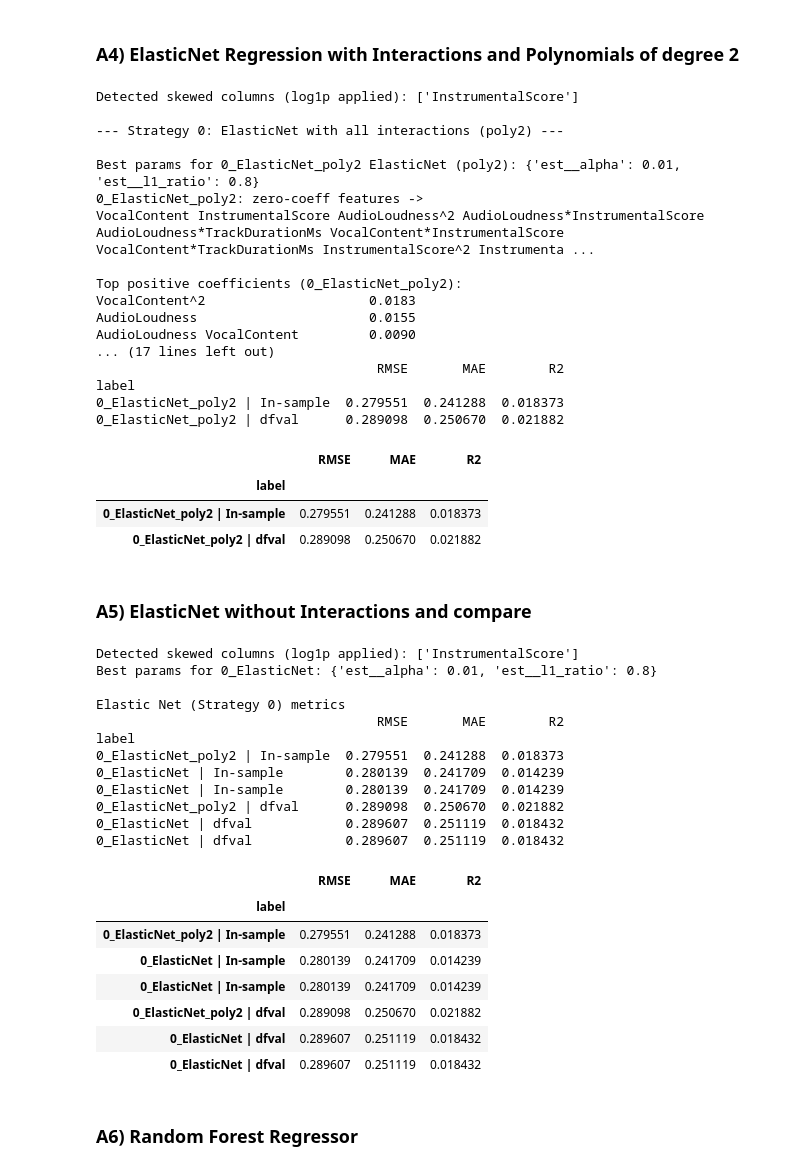
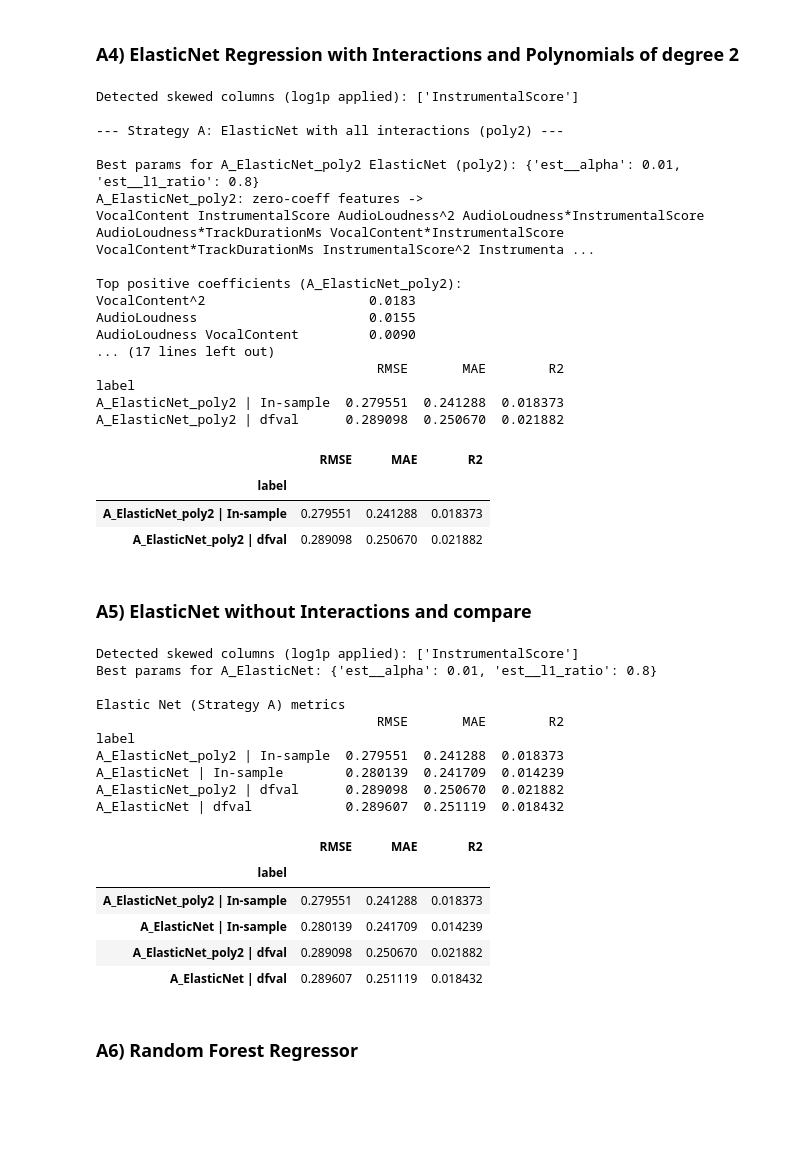
Before and after one commit to HindyUCL/deliverable2-analyticsedge-mit, a Jupyter notebook: run_2.ipynb, the cells around one changed output. Cells and saved outputs as stored; diff of their text form; code cells hidden in the pictures; blank space fills up the shorter version.

```diff
--- a/run_2.ipynb
+++ b/run_2.ipynb
@@ -697,44 +697,44 @@ print("Detected skewed columns (log1p applied):", SKEWED_COLS)
 X_0_train_tf = apply_log1p(X_0_train, SKEWED_COLS)
 X_0_val_tf   = apply_log1p(X_0_val, SKEWED_COLS)
 
-print("\n--- Strategy 0: ElasticNet with all interactions (poly2) ---")
+print("\n--- Strategy A: ElasticNet with all interactions (poly2) ---")
 elastic0, coef0_e, pred_tr0_e, pred0_e = elasticnet_with_interactions(
-    X_0_train_tf, y_0_train, X_0_val_tf, candidate_feats, "0_ElasticNet_poly2"
+    X_0_train_tf, y_0_train, X_0_val_tf, candidate_feats, "A_ElasticNet_poly2"
 )
 
-# Replace any previous 0_ElasticNet_poly2 metrics and store new ones
-RESULTS = [r for r in RESULTS if r.get("label") not in {"0_ElasticNet_poly2 | In-sample", "0_ElasticNet_poly2 | dfval"}]
+# Replace any previous A_ElasticNet_poly2 metrics and store new ones
+RESULTS = [r for r in RESULTS if r.get("label") not in {"A_ElasticNet_poly2 | In-sample", "A_ElasticNet_poly2 | dfval"}]
 RESULTS += [
-    metrics(y_0_train, pred_tr0_e, "0_ElasticNet_poly2 | In-sample"),
-    metrics(y_0_val,   pred0_e,    "0_ElasticNet_poly2 | dfval"),
+    metrics(y_0_train, pred_tr0_e, "A_ElasticNet_poly2 | In-sample"),
+    metrics(y_0_val,   pred0_e,    "A_ElasticNet_poly2 | dfval"),
 ]
-MODEL_STORE["0_ElasticNet_poly2"] = elastic0
-VAL_PRED_STORE["0_ElasticNet_poly2"] = pred0_e
+MODEL_STORE["A_ElasticNet_poly2"] = elastic0
+VAL_PRED_STORE["A_ElasticNet_poly2"] = pred0_e
 
-print_metrics_table([r for r in RESULTS if r["label"].startswith("0_ElasticNet_poly2")],
-                    "Elastic Net (Strategy 0) metrics")
+print_metrics_table([r for r in RESULTS if r["label"].startswith("A_ElasticNet_poly2")],
+                    "Elastic Net (Strategy A) metrics")
 # %% [output]
 Detected skewed columns (log1p applied): ['InstrumentalScore']
 
---- Strategy 0: ElasticNet with all interactions (poly2) ---
+--- Strategy A: ElasticNet with all interactions (poly2) ---
 
-Best params for 0_ElasticNet_poly2 ElasticNet (poly2): {'est__alpha': 0.01, 'est__l1_ratio': 0.8}
-0_ElasticNet_poly2: zero-coeff features ->
+Best params for A_ElasticNet_poly2 ElasticNet (poly2): {'est__alpha': 0.01, 'est__l1_ratio': 0.8}
+A_ElasticNet_poly2: zero-coeff features ->
 VocalContent InstrumentalScore AudioLoudness^2 AudioLoudness*InstrumentalScore AudioLoudness*TrackDurationMs VocalContent*InstrumentalScore VocalContent*TrackDurationMs InstrumentalScore^2 Instrumenta ...
 
-Top positive coefficients (0_ElasticNet_poly2):
+Top positive coefficients (A_ElasticNet_poly2):
 VocalContent^2                     0.0183
 AudioLoudness                      0.0155
 AudioLoudness VocalContent         0.0090
 ... (17 lines left out)
                                     RMSE       MAE        R2
 label
-0_ElasticNet_poly2 | In-sample  0.279551  0.241288  0.018373
-0_ElasticNet_poly2 | dfval      0.289098  0.250670  0.021882
+A_ElasticNet_poly2 | In-sample  0.279551  0.241288  0.018373
+A_ElasticNet_poly2 | dfval      0.289098  0.250670  0.021882
 |  | RMSE | MAE | R2 |
 | label |  |  |  |
-| 0_ElasticNet_poly2 | In-sample | 0.279551 | 0.241288 | 0.018373 |
-| 0_ElasticNet_poly2 | dfval | 0.289098 | 0.250670 | 0.021882 |
+| A_ElasticNet_poly2 | In-sample | 0.279551 | 0.241288 | 0.018373 |
+| A_ElasticNet_poly2 | dfval | 0.289098 | 0.250670 | 0.021882 |
 # %% [markdown]
 ### A5) ElasticNet without Interactions and compare
 # %%
@@ -751,55 +751,51 @@ pipe = Pipeline([
     ("prep", linear_preproc()),
     ("est", ElasticNet(random_state=RANDOM_STATE, max_iter=10000))
 ])
 
 grid = {
     "est__alpha": [0.01, 0.1, 1.0],
     "est__l1_ratio": [0.2, 0.5, 0.8]
 }
 
 gs = cv_grid_search(pipe, grid, X_0_train_tf, y_0_train, splits=5)
 best = gs.best_estimator_
 
 # print best params
-print("Best params for 0_ElasticNet:", gs.best_params_)
+print("Best params for A_ElasticNet:", gs.best_params_)
 
 best.fit(X_0_train_tf, y_0_train)
 pred_tr = best.predict(X_0_train_tf)
 pred_val = best.predict(X_0_val_tf)
 
 RESULTS += [
-    metrics(y_0_train, pred_tr, "0_ElasticNet | In-sample"),
-    metrics(y_0_val,   pred_val, "0_ElasticNet | dfval"),
+    metrics(y_0_train, pred_tr, "A_ElasticNet | In-sample"),
+    metrics(y_0_val,   pred_val, "A_ElasticNet | dfval"),
 ]
-MODEL_STORE["0_ElasticNet"] = best
-VAL_PRED_STORE["0_ElasticNet"] = pred_val
+MODEL_STORE["A_ElasticNet"] = best
+VAL_PRED_STORE["A_ElasticNet"] = pred_val
 
-print_metrics_table([r for r in RESULTS if r["label"].startswith("0_ElasticNet")],
-                    "Elastic Net (Strategy 0) metrics")
+print_metrics_table([r for r in RESULTS if r["label"].startswith("A_ElasticNet")],
+                    "Elastic Net (Strategy A) metrics")
 
 # Optional export:
-# pd.DataFrame({"Energy": best.predict(Xtest[common_feats])}).to_csv("0_ElasticNet_Xtest.csv", index=False)
+# pd.DataFrame({"Energy": best.predict(Xtest[common_feats])}).to_csv("A_ElasticNet_Xtest.csv", index=False)
 # %% [output]
 Detected skewed columns (log1p applied): ['InstrumentalScore']
-Best params for 0_ElasticNet: {'est__alpha': 0.01, 'est__l1_ratio': 0.8}
+Best params for A_ElasticNet: {'est__alpha': 0.01, 'est__l1_ratio': 0.8}
 
-Elastic Net (Strategy 0) metrics
+Elastic Net (Strategy A) metrics
                                     RMSE       MAE        R2
 label
-0_ElasticNet_poly2 | In-sample  0.279551  0.241288  0.018373
-0_ElasticNet | In-sample        0.280139  0.241709  0.014239
-0_ElasticNet | In-sample        0.280139  0.241709  0.014239
-0_ElasticNet_poly2 | dfval      0.289098  0.250670  0.021882
-0_ElasticNet | dfval            0.289607  0.251119  0.018432
-0_ElasticNet | dfval            0.289607  0.251119  0.018432
+A_ElasticNet_poly2 | In-sample  0.279551  0.241288  0.018373
+A_ElasticNet | In-sample        0.280139  0.241709  0.014239
+A_ElasticNet_poly2 | dfval      0.289098  0.250670  0.021882
+A_ElasticNet | dfval            0.289607  0.251119  0.018432
 |  | RMSE | MAE | R2 |
 | label |  |  |  |
-| 0_ElasticNet_poly2 | In-sample | 0.279551 | 0.241288 | 0.018373 |
-| 0_ElasticNet | In-sample | 0.280139 | 0.241709 | 0.014239 |
-| 0_ElasticNet | In-sample | 0.280139 | 0.241709 | 0.014239 |
-| 0_ElasticNet_poly2 | dfval | 0.289098 | 0.250670 | 0.021882 |
-| 0_ElasticNet | dfval | 0.289607 | 0.251119 | 0.018432 |
-| 0_ElasticNet | dfval | 0.289607 | 0.251119 | 0.018432 |
+| A_ElasticNet_poly2 | In-sample | 0.279551 | 0.241288 | 0.018373 |
+| A_ElasticNet | In-sample | 0.280139 | 0.241709 | 0.014239 |
+| A_ElasticNet_poly2 | dfval | 0.289098 | 0.250670 | 0.021882 |
+| A_ElasticNet | dfval | 0.289607 | 0.251119 | 0.018432 |
 # %% [markdown]
 ### A6) Random Forest Regressor
 # %%
```
Also changed, not shown: parts of 93 cells of this notebook.
